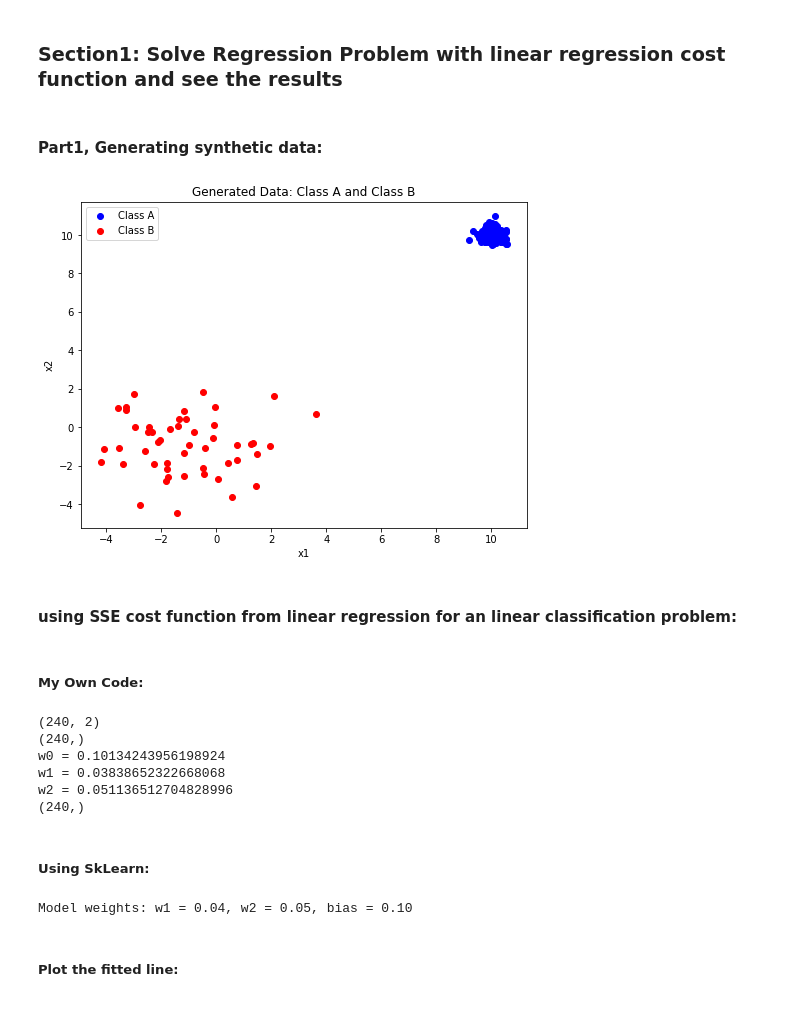
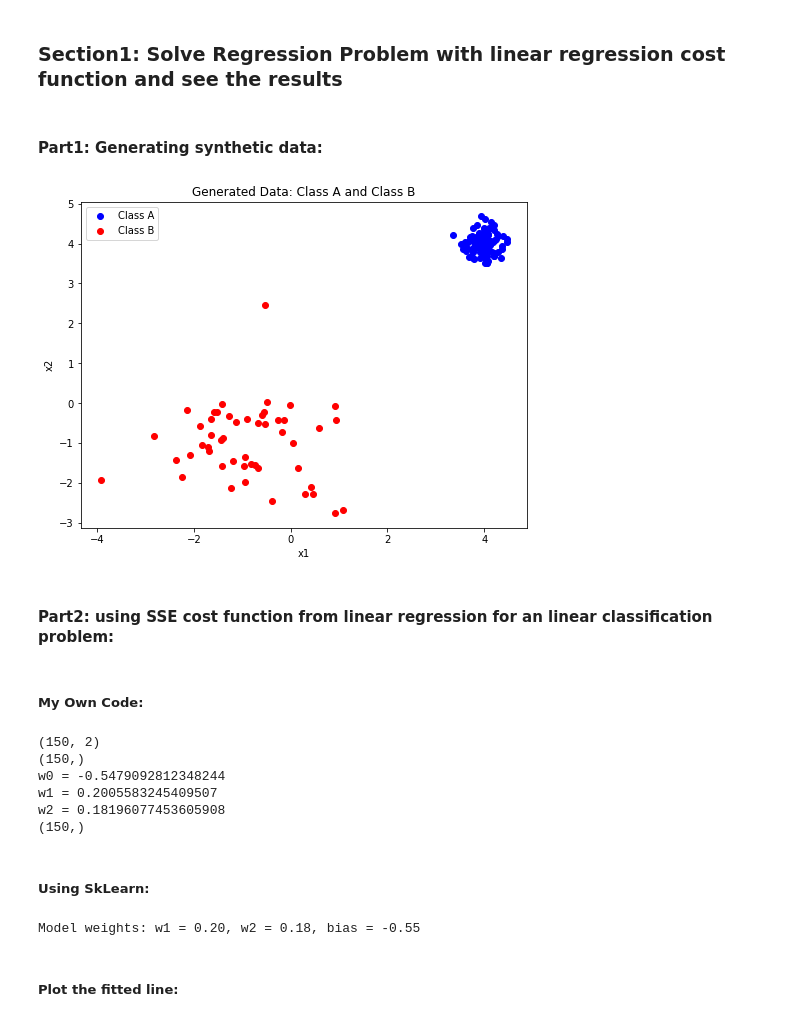
Before and after one commit to Ramtin-BeheshtAeen/intro-to-ml-code, a Jupyter notebook: introduction_to_machine_learning/session-4-Linear Classification and Perceptron Neural Network.ipynb, the cells around one changed output. Cells and saved outputs as stored; diff of their text form; code cells hidden in the pictures.

```diff
--- a/introduction_to_machine_learning/session-4-Linear Classification and Perceptron Neural Network.ipynb
+++ b/introduction_to_machine_learning/session-4-Linear Classification and Perceptron Neural Network.ipynb
@@ -10,31 +10,33 @@ np.random.seed(42)
 # %% [markdown]
 ### Section1: Solve Regression Problem with linear regression cost function and see the results
 # %% [markdown]
-#### Part1, Generating synthetic data:
+#### Part1: Generating synthetic data:
 # %%
 #in summary, this code generates a 2D array of 100 random points
 #in 2D space, where each point is normally distributed around the
 # mean (4, 4) with a standard deviation of 0.25.
-class_A = np.random.normal(loc=(10,10), scale=0.25, size=(190,2))
+class_A = np.random.normal(loc=(4,4), scale=0.25, size=(100,2))
 #This code creates a 1D array of ones with the same number of
 #elements as the number of rows in the class_A array.
-label_A = np.ones(class_A.shape[0])
+label_A = np.ones(class_A.shape[0])  # Class A as +1 labels
 
-class_B = np.random.normal(loc=(-1, -1), scale=1.5, size=(50,2))
-label_B = np.zeros(class_B.shape[0])
+class_B = np.random.normal(loc=(-1, -1), scale=0.9, size=(50,2))
+#label_B = np.zeros(class_B.shape[0])  #Class be should be -1 not 0
+label_B = -1 * np.ones(class_B.shape[0])  # Class B as -1
+
 
 plt.figure(figsize=(8, 6))
 plt.scatter(class_A[:, 0], class_A[:, 1], label='Class A', color='blue')
 plt.scatter(class_B[:, 0], class_B[:, 1], label='Class B', color='red')
 plt.title("Generated Data: Class A and Class B")
 plt.xlabel("x1")
 plt.ylabel("x2")
 plt.legend()
 plt.show()
 # %% [output]
-[figure, old version]
+[figure, new version]
 # %% [markdown]
-#### using SSE cost function from linear regression for an linear classification problem:
+#### Part2: using SSE cost function from linear regression for an linear classification problem:
 # %% [markdown]
 ##### My Own Code:
 # %%
@@ -65,12 +67,12 @@ print_parameter_vectors(w)
 h = hypotheses_vector(w, X)
 print(h.shape)
 # %% [output]
-(240, 2)
-(240,)
-w0 = 0.10134243956198924
-w1 = 0.03838652322668068
-w2 = 0.051136512704828996
-(240,)
+(150, 2)
+(150,)
+w0 = -0.5479092812348244
+w1 = 0.2005583245409507
+w2 = 0.18196077453605908
+(150,)
 # %% [markdown]
 ##### Using SkLearn:
 # %%
@@ -82,7 +84,7 @@ w0 = model.intercept_  # bias
 
 print(f"Model weights: w1 = {w1:.2f}, w2 = {w2:.2f}, bias = {w0:.2f}")
 # %% [output]
-Model weights: w1 = 0.04, w2 = 0.05, bias = 0.10
+Model weights: w1 = 0.20, w2 = 0.18, bias = -0.55
 # %% [markdown]
 ##### Plot the fitted line:
 # %% [markdown]
```
Also changed, not shown: parts of 15 cells of this notebook.
